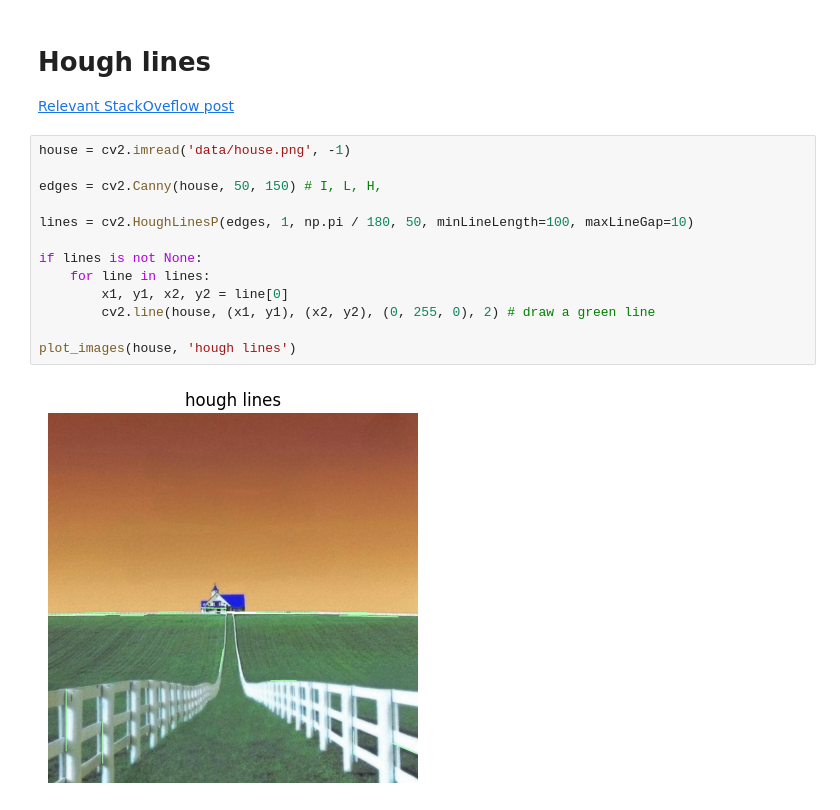
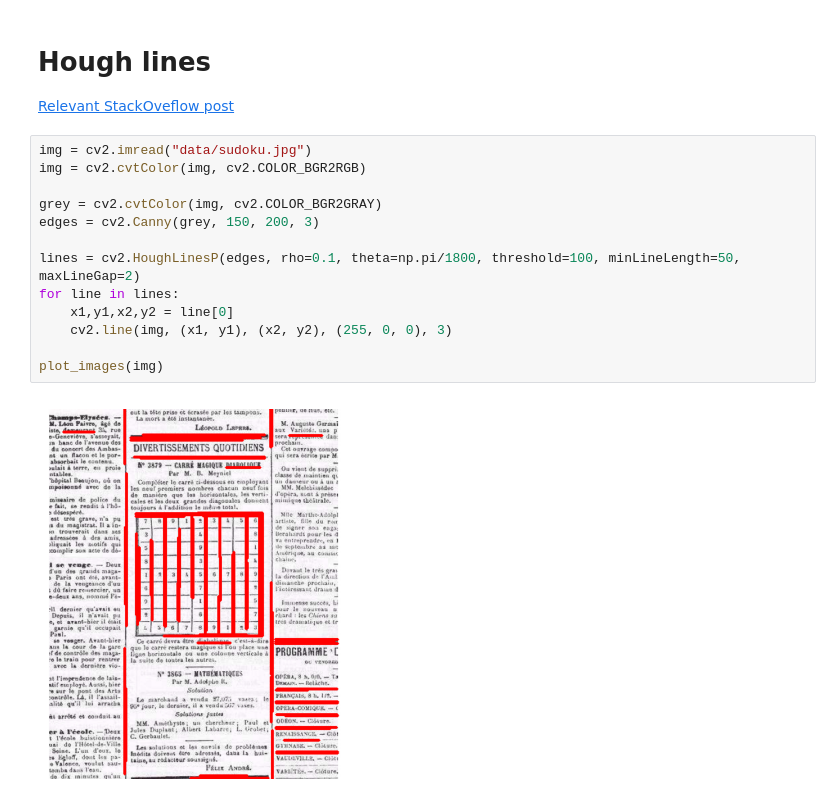
Before and after one commit to absurdusername/LabsSem5, a Jupyter notebook: CV/Lab05.ipynb, the cells around one changed output. Drawn from its saved outputs; the diff is of its cells as text.

```diff
--- a/CV/Lab05.ipynb
+++ b/CV/Lab05.ipynb
@@ -127,18 +132,18 @@ plot_images(T, "otsu's thresholding")
 # Hough lines
 
 [Relevant StackOveflow post](https://stackoverflow.com/questions/4709725/explain-hough-transformation)
-# %%
-house = cv2.imread('data/house.png', -1)
-
-edges = cv2.Canny(house, 50, 150) # I, L, H,
-
-lines = cv2.HoughLinesP(edges, 1, np.pi / 180, 50, minLineLength=100, maxLineGap=10)
-
-if lines is not None:
-    for line in lines:
-        x1, y1, x2, y2 = line[0]
-        cv2.line(house, (x1, y1), (x2, y2), (0, 255, 0), 2) # draw a green line
-
-plot_images(house, 'hough lines')
-# %% [output]
-[figure, removed]
+# %%
+img = cv2.imread("data/sudoku.jpg")
+img = cv2.cvtColor(img, cv2.COLOR_BGR2RGB)
+
+grey = cv2.cvtColor(img, cv2.COLOR_BGR2GRAY)
+edges = cv2.Canny(grey, 150, 200, 3)
+
+lines = cv2.HoughLinesP(edges, rho=0.1, theta=np.pi/1800, threshold=100, minLineLength=50, maxLineGap=2)
+for line in lines:
+    x1,y1,x2,y2 = line[0]
+    cv2.line(img, (x1, y1), (x2, y2), (255, 0, 0), 3)
+
+plot_images(img)
+# %% [output]
+[figure, added]
```
Also changed, not shown: parts of 6 cells of this notebook, 1 other file.
